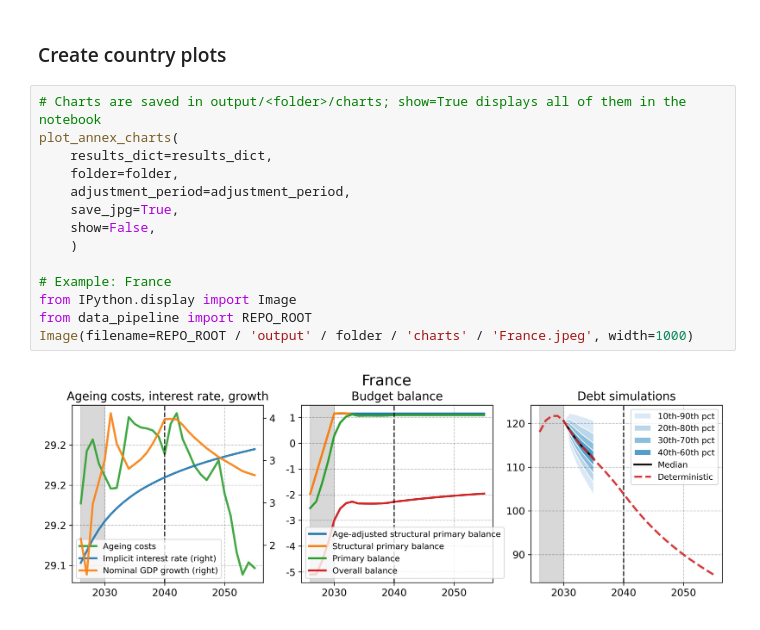
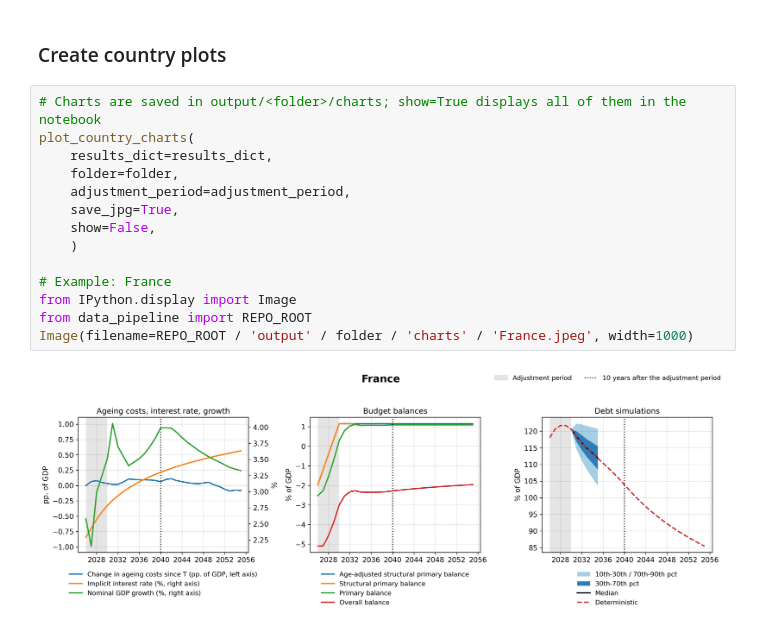
Before and after one commit to lennardwelslau/eu-debt-sustainability-analysis, a Jupyter notebook: code/main.ipynb, the cells around one changed output. Cells and saved outputs as stored; diff of their text form.

```diff
--- a/code/main.ipynb
+++ b/code/main.ipynb
@@ -105,17 +105,17 @@ models.summary('SPB targets')
 ### Create country plots
 # %%
 # Charts are saved in output/<folder>/charts; show=True displays all of them in the notebook
-plot_annex_charts(
+plot_country_charts(
     results_dict=results_dict,
     folder=folder,
     adjustment_period=adjustment_period,
     save_jpg=True,
     show=False,
     )
 
 # Example: France
 from IPython.display import Image
 from data_pipeline import REPO_ROOT
 Image(filename=REPO_ROOT / 'output' / folder / 'charts' / 'France.jpeg', width=1000)
 # %% [output]
-[figure, old version]
+[figure, new version]
```
Also changed, not shown: parts of 2 cells of this notebook, 50 other files.
